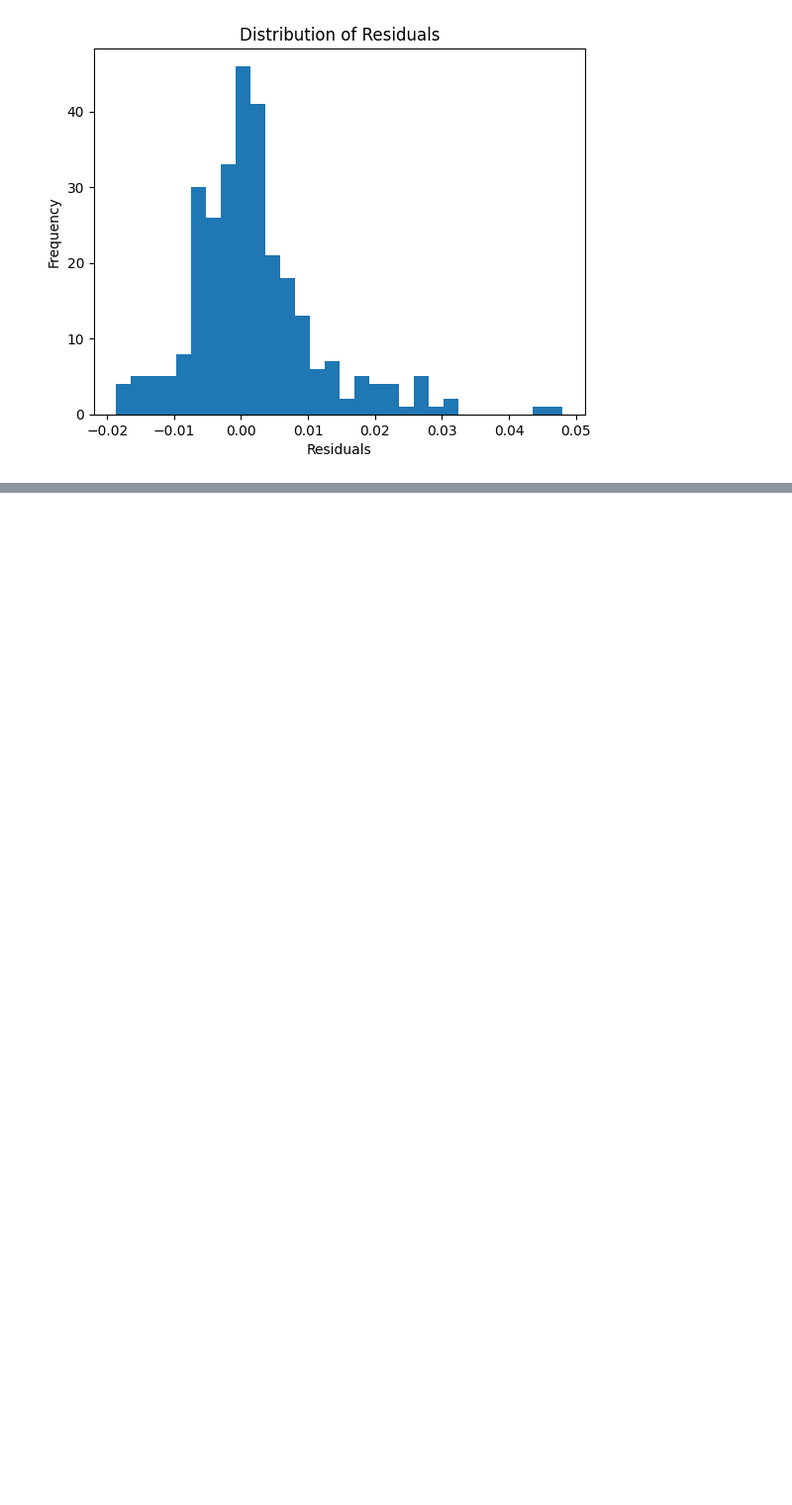
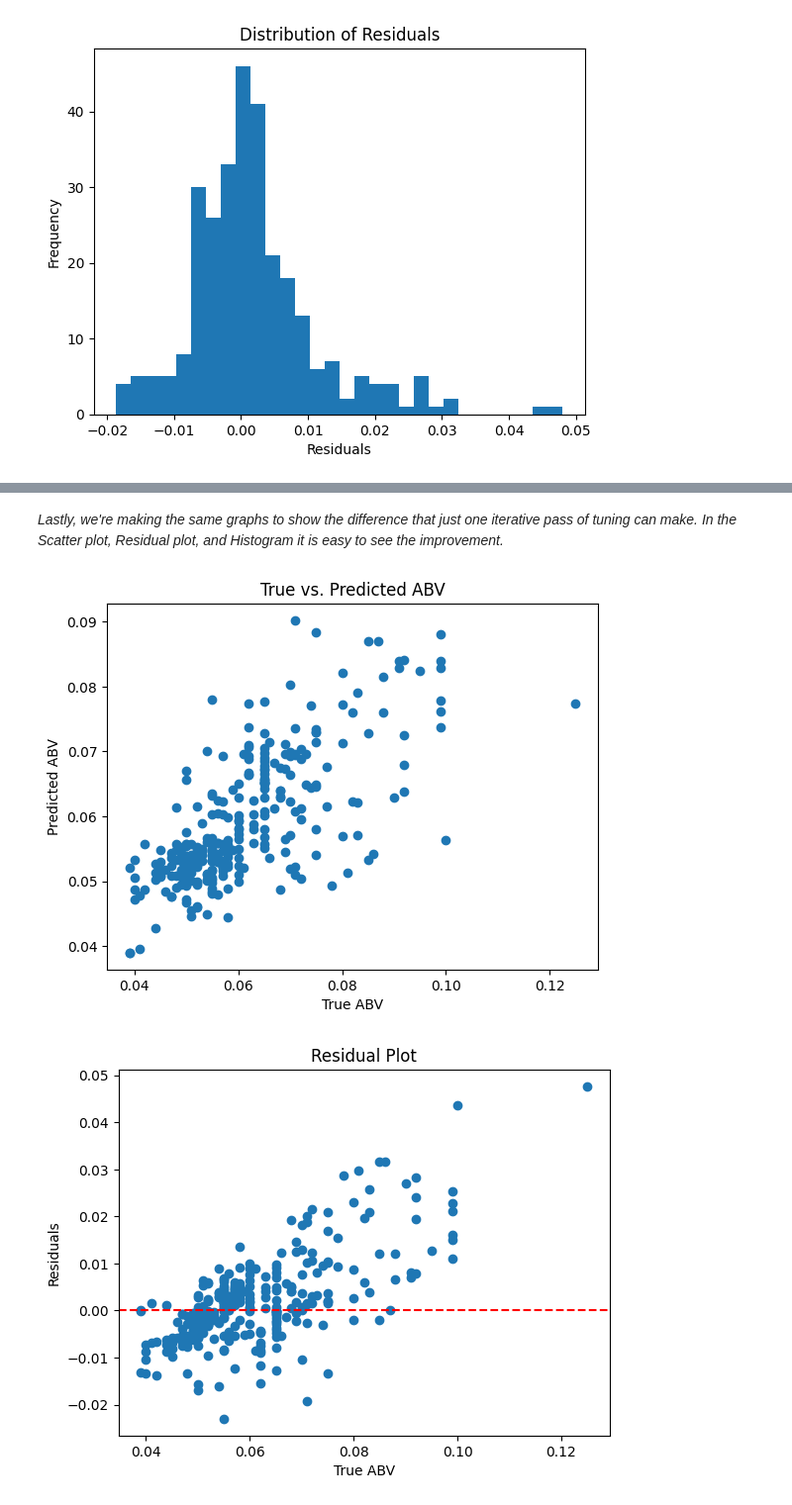
Before and after one commit to Ciscoslahs/CS39AA-CiscoProject, a Jupyter notebook: mlprojectbaselinemodel.ipynb, the cells around one changed output, grey strips where cells are left out. Shown: that part at 99% size. Drawn from its saved outputs; the diff is of its cells as text; code cells hidden in the pictures; blank space fills up the shorter version.

```diff
--- a/mlprojectbaselinemodel.ipynb
+++ b/mlprojectbaselinemodel.ipynb
@@ -151,0 +160,48 @@ plt.show()
+# %% [markdown]
+_Lastly, we're making the same graphs to show the difference that just one iterative pass of tuning can make.  In the Scatter plot, Residual plot, and Histogram it is easy to see the improvement._
+# %%
+#Scatter plot of predicted vs. true values
+plt.scatter(y_test, y_pred)
+plt.xlabel('True ABV')
+plt.ylabel('Predicted ABV')
+plt.title('True vs. Predicted ABV')
+plt.show()
+
+#Residual plot
+residuals = y_test- y_pred
+plt.scatter(y_test, residuals)
+plt.axhline(y=0, color='r', linestyle='--')
+plt.xlabel('True ABV')
+plt.ylabel('Residuals')
+plt.title('Residual Plot')
+plt.show()
+
+plt.hist(residuals, bins=30)
+plt.xlabel('Residuals')
+plt.ylabel('Frequency')
+plt.title('Distribution of Residuals')
+plt.show()
+
+#Binning true and predicted values to create categories
+bins = np.linspace(min(y_test.min(), y_pred.min()), max(y_test.max(), y_pred.max()), 20)
+true_bins = np.digitize(y_test, bins)
+pred_bins = np.digitize(y_pred, bins)
+
+#Count the occurrences in each bin to create a confusion matrix
+confusion_matrix = np.zeros((len(bins), len(bins)))
+
+for i in range(len(bins)):
+    for j in range(len(bins)):
+        confusion_matrix[i, j] = np.sum((true_bins == i + 1) & (pred_bins == j + 1))
+
+#Plot the confusion matrix as a heatmap
+plt.imshow(confusion_matrix, cmap='viridis', interpolation='nearest')
+plt.title('Confusion Matrix for Regression')
+plt.xlabel('Predicted Bins')
+plt.ylabel('True Bins')
+plt.colorbar()
+
+plt.show()
+# %% [output]
+[figure, added]
+[figure, added]
```
Also changed, not shown: parts of 12 cells of this notebook.
